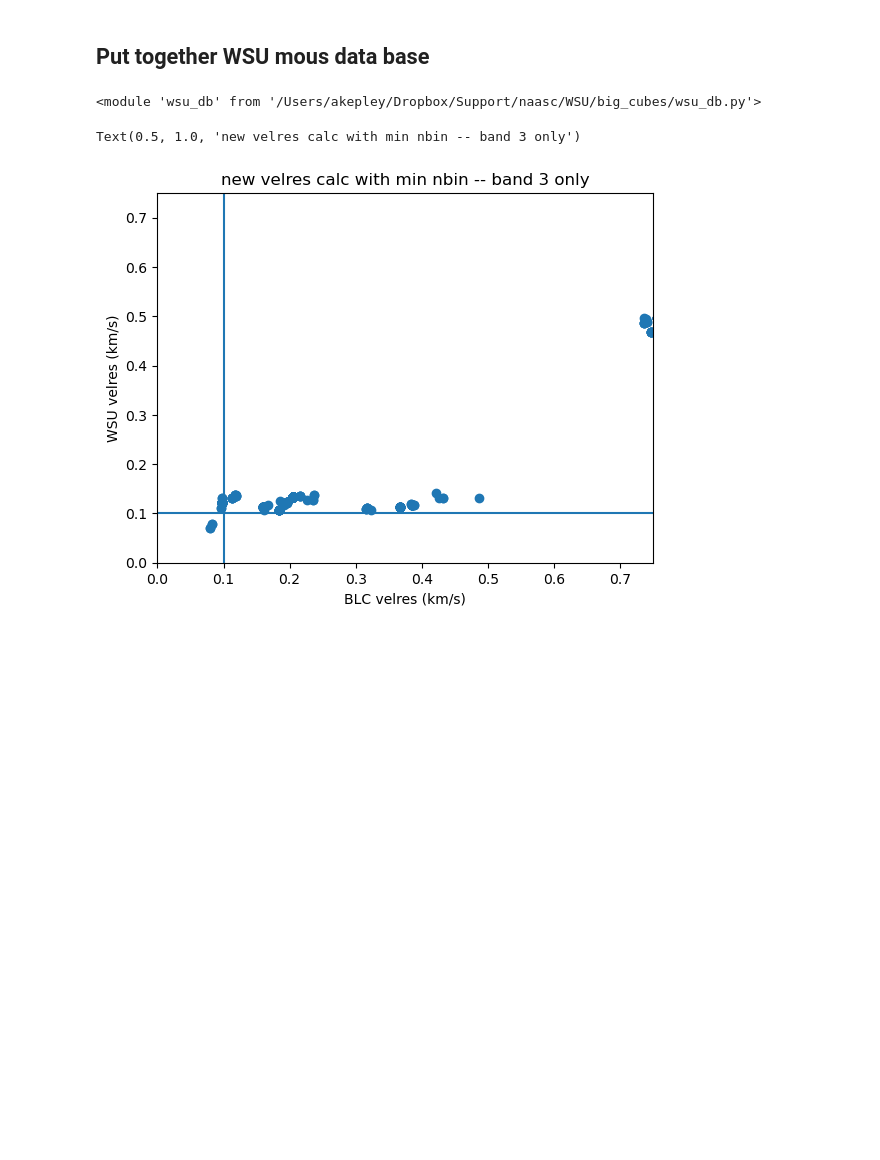
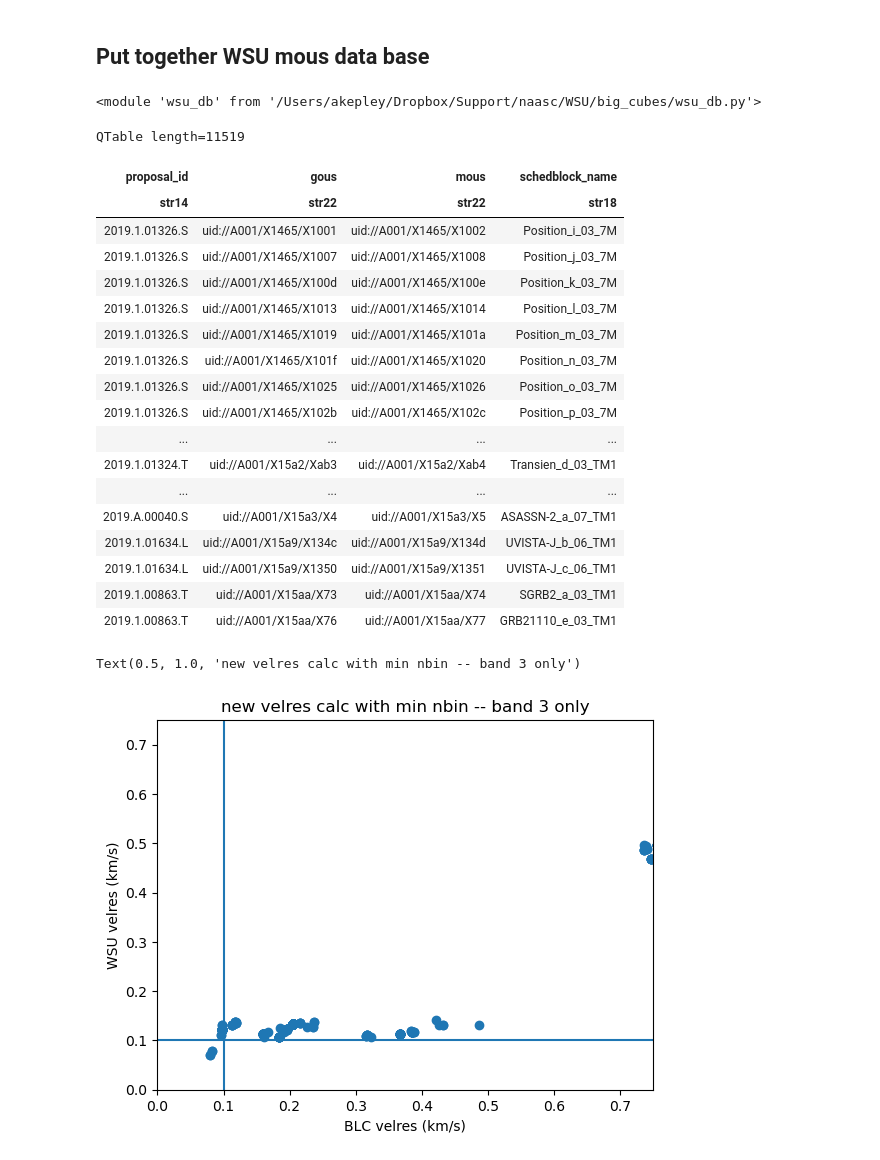
Before and after one commit to aakepley/big-cubes, a Jupyter notebook: WSU_size_of_computing_numbers_database.ipynb, the cells around one changed output. Saved outputs shown, nothing was run; the diff lists cells and outputs as text; code cells hidden in the pictures; blank space fills up the shorter version.

```diff
--- a/WSU_size_of_computing_numbers_database.ipynb
+++ b/WSU_size_of_computing_numbers_database.ipynb
@@ -40,6 +40,28 @@ reload(wsu_db)
 # %%
 reload(wsu_db)
 result = wsu_db.create_database(cycle7tab)
+# %%
+result['proposal_id','gous','mous','schedblock_name']
+# %% [output]
+QTable length=11519
+| proposal_id | gous | mous | schedblock_name |
+| str14 | str22 | str22 | str18 |
+| 2019.1.01326.S | uid://A001/X1465/X1001 | uid://A001/X1465/X1002 | Position_i_03_7M |
+| 2019.1.01326.S | uid://A001/X1465/X1007 | uid://A001/X1465/X1008 | Position_j_03_7M |
+| 2019.1.01326.S | uid://A001/X1465/X100d | uid://A001/X1465/X100e | Position_k_03_7M |
+| 2019.1.01326.S | uid://A001/X1465/X1013 | uid://A001/X1465/X1014 | Position_l_03_7M |
+| 2019.1.01326.S | uid://A001/X1465/X1019 | uid://A001/X1465/X101a | Position_m_03_7M |
+| 2019.1.01326.S | uid://A001/X1465/X101f | uid://A001/X1465/X1020 | Position_n_03_7M |
+| 2019.1.01326.S | uid://A001/X1465/X1025 | uid://A001/X1465/X1026 | Position_o_03_7M |
+| 2019.1.01326.S | uid://A001/X1465/X102b | uid://A001/X1465/X102c | Position_p_03_7M |
+| ... | ... | ... | ... |
+| 2019.1.01324.T | uid://A001/X15a2/Xab3 | uid://A001/X15a2/Xab4 | Transien_d_03_TM1 |
+| ... | ... | ... | ... |
+| 2019.A.00040.S | uid://A001/X15a3/X4 | uid://A001/X15a3/X5 | ASASSN-2_a_07_TM1 |
+| 2019.1.01634.L | uid://A001/X15a9/X134c | uid://A001/X15a9/X134d | UVISTA-J_b_06_TM1 |
+| 2019.1.01634.L | uid://A001/X15a9/X1350 | uid://A001/X15a9/X1351 | UVISTA-J_c_06_TM1 |
+| 2019.1.00863.T | uid://A001/X15aa/X73 | uid://A001/X15aa/X74 | SGRB2_a_03_TM1 |
+| 2019.1.00863.T | uid://A001/X15aa/X76 | uid://A001/X15aa/X77 | GRB21110_e_03_TM1 |
 # %%
 result_c8 = wsu_db.create_database(cycle8tab)
 # %%
```
Also changed, not shown: parts of 26 cells of this notebook, 4 other files.
